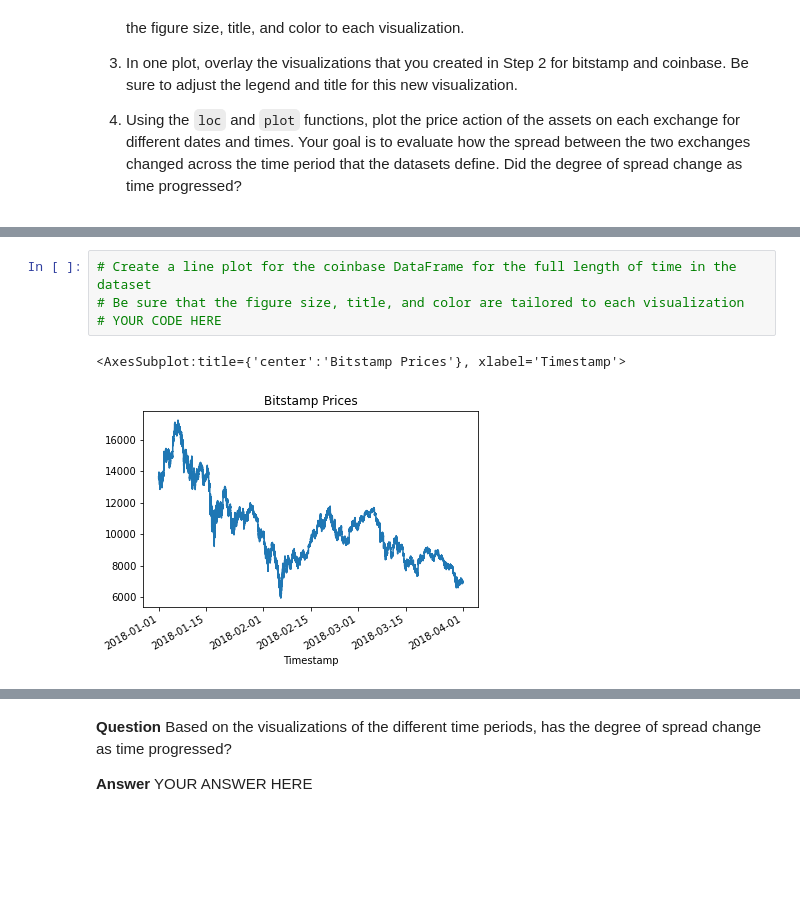
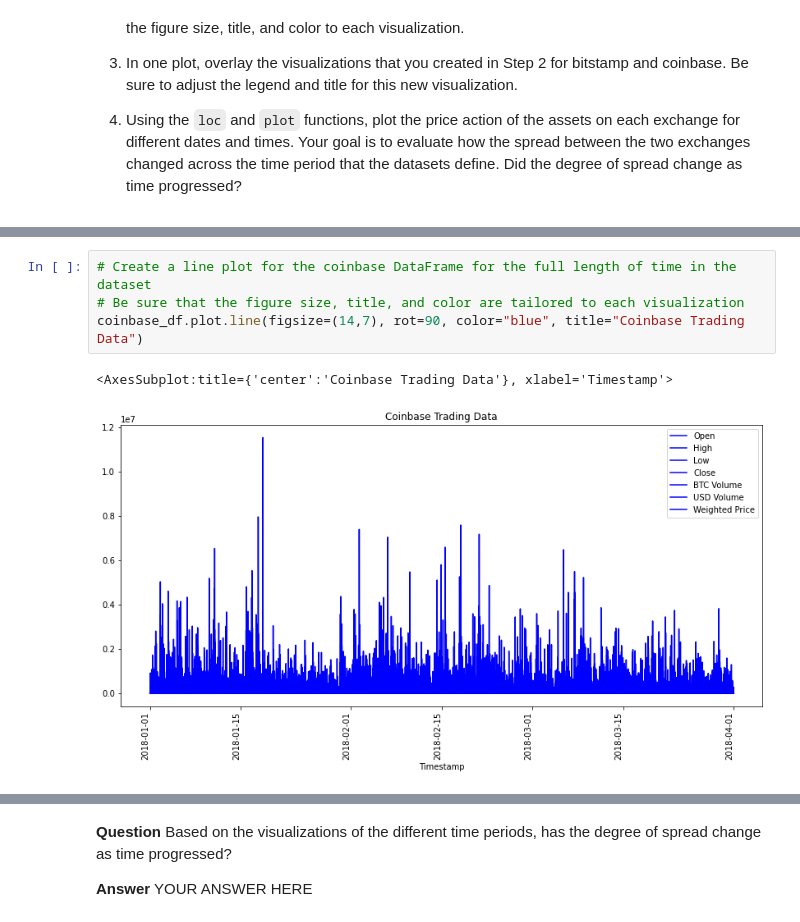
Before and after one commit to jojomani/BTC_Fin_Analysis, a Jupyter notebook: crypto_arbitrage.ipynb, the cells around one changed output, grey strips where cells are left out. Cells and saved outputs as stored; diff of their text form; blank space fills up the shorter version.

```diff
--- a/crypto_arbitrage.ipynb
+++ b/crypto_arbitrage.ipynb
@@ -354,10 +366,10 @@ Sort through the time series data associated with the bitstamp and coinbase Data
 # %%
 # Create a line plot for the coinbase DataFrame for the full length of time in the dataset
 # Be sure that the figure size, title, and color are tailored to each visualization
-# YOUR CODE HERE
+coinbase_df.plot.line(figsize=(14,7), rot=90, color="blue", title="Coinbase Trading Data")
 # %% [output]
-<AxesSubplot:title={'center':'Bitstamp Prices'}, xlabel='Timestamp'>
+<AxesSubplot:title={'center':'Coinbase Trading Data'}, xlabel='Timestamp'>
-[figure, old version]
+[figure, new version]
 # %%
 # Overlay the visualizations for the bitstamp and coinbase DataFrames in one plot
 # The plot should visualize the prices over the full lenth of the dataset
```
Also changed, not shown: parts of 26 cells of this notebook.
